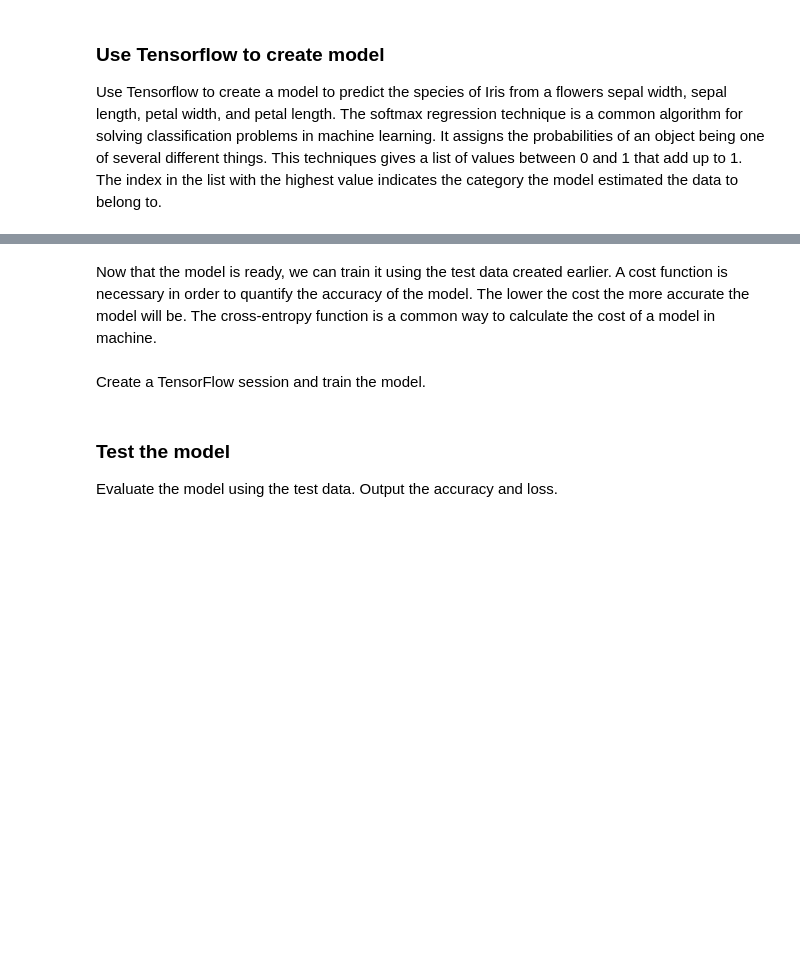
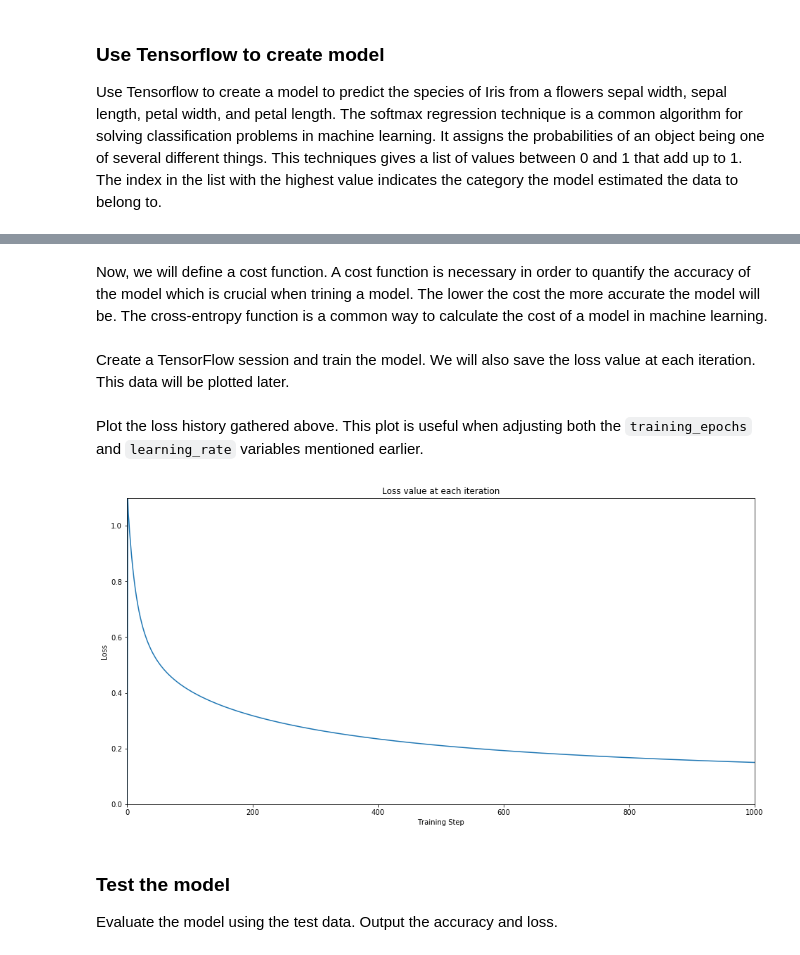
Before and after one commit to KeithWilliamsGMIT/Emerging-Technologies-Tensorflow, a Jupyter notebook: tensorflow.ipynb, the cells around one changed output, grey strips where cells are left out. Cells and saved outputs as stored; diff of their text form; code cells hidden in the pictures; blank space fills up the shorter version.

Commit message:
Plot the loss value for each training step.

```diff
--- a/tensorflow.ipynb
+++ b/tensorflow.ipynb
@@ -10,6 +10,12 @@ import numpy as np
 
 # Build a neural network to classify iris flowers.
 import tensorflow as tf
+
+# matplotlib is a plotting library. pyplot is its easy-to-use module.
+import matplotlib.pyplot as plt
+
+# This sets the default plot size to be bigger.
+plt.rcParams['figure.figsize'] = (16.0, 8.0)
 # %% [markdown]
 ### Load the data
 The first step is to download the iris data set a file called iris.csv in the data folder and then load the data set.
@@ -102,5 +110,8 @@ y = tf.nn.softmax(tf.matmul(x, W) + b)
+# %%
+learning_rate = 0.06
+training_epochs = 1000
 # %% [markdown]
-Now that the model is ready, we can train it using the test data created earlier. A cost function is necessary in order to quantify the accuracy of the model. The lower the cost the more accurate the model will be. The cross-entropy function is a common way to calculate the cost of a model in machine.
+Now, we will define a cost function. A cost function is necessary in order to quantify the accuracy of the model which is crucial when trining a model. The lower the cost the more accurate the model will be. The cross-entropy function is a common way to calculate the cost of a model in machine learning.
 # %%
 # The actual results from the test data.
 y_ = tf.placeholder(tf.float32, [None, 3])
@@ -109,18 +120,35 @@ y_ = tf.placeholder(tf.float32, [None, 3])
 cross_entropy = tf.reduce_mean(-tf.reduce_sum(y_ * tf.log(y), reduction_indices=[1]))
 
 # Minimize cross_entropy using the gradient descent algorithm with a learning rate of 0.5.
-train_step = tf.train.GradientDescentOptimizer(0.5).minimize(cross_entropy)
+train_step = tf.train.GradientDescentOptimizer(learning_rate).minimize(cross_entropy)
 # %% [markdown]
-Create a TensorFlow session and train the model.
+Create a TensorFlow session and train the model. We will also save the loss value at each iteration. This data will be plotted later.
 # %%
 # Create a tensorflow session in which the model will run and initialize the variables.
 sess = tf.Session()
 init = tf.global_variables_initializer()
 sess.run(init)
 
-# Start by training the model 1000 times.
-for _ in range(1000):
+loss_history = np.empty(shape=[1], dtype=float)
+
+# Train the model multiple times.
+for _ in range(training_epochs):
     sess.run(train_step, feed_dict={x: inputs_train, y_: outputs_train})
+
+    # Save lost value.
+    loss_history = np.append(loss_history, sess.run(cross_entropy, feed_dict={x: inputs_test, y_: outputs_test}))
+# %% [markdown]
+Plot the loss history gathered above. This plot is useful when adjusting both the `training_epochs` and `learning_rate` variables mentioned earlier.
+# %%
+# Adapted from https://aqibsaeed.github.io/2016-07-07-TensorflowLR/
+plt.plot(range(len(loss_history)), loss_history)
+plt.axis([0, training_epochs, 0, np.max(loss_history)])
+plt.xlabel('Training Step')
+plt.ylabel('Loss')
+plt.title('Loss value at each iteration')
+plt.show()
+# %% [output]
+[figure, added]
 # %% [markdown]
 ### Test the model
 Evaluate the model using the test data. Output the accuracy and loss.
```
Also changed, not shown: parts of 3 cells of this notebook.
